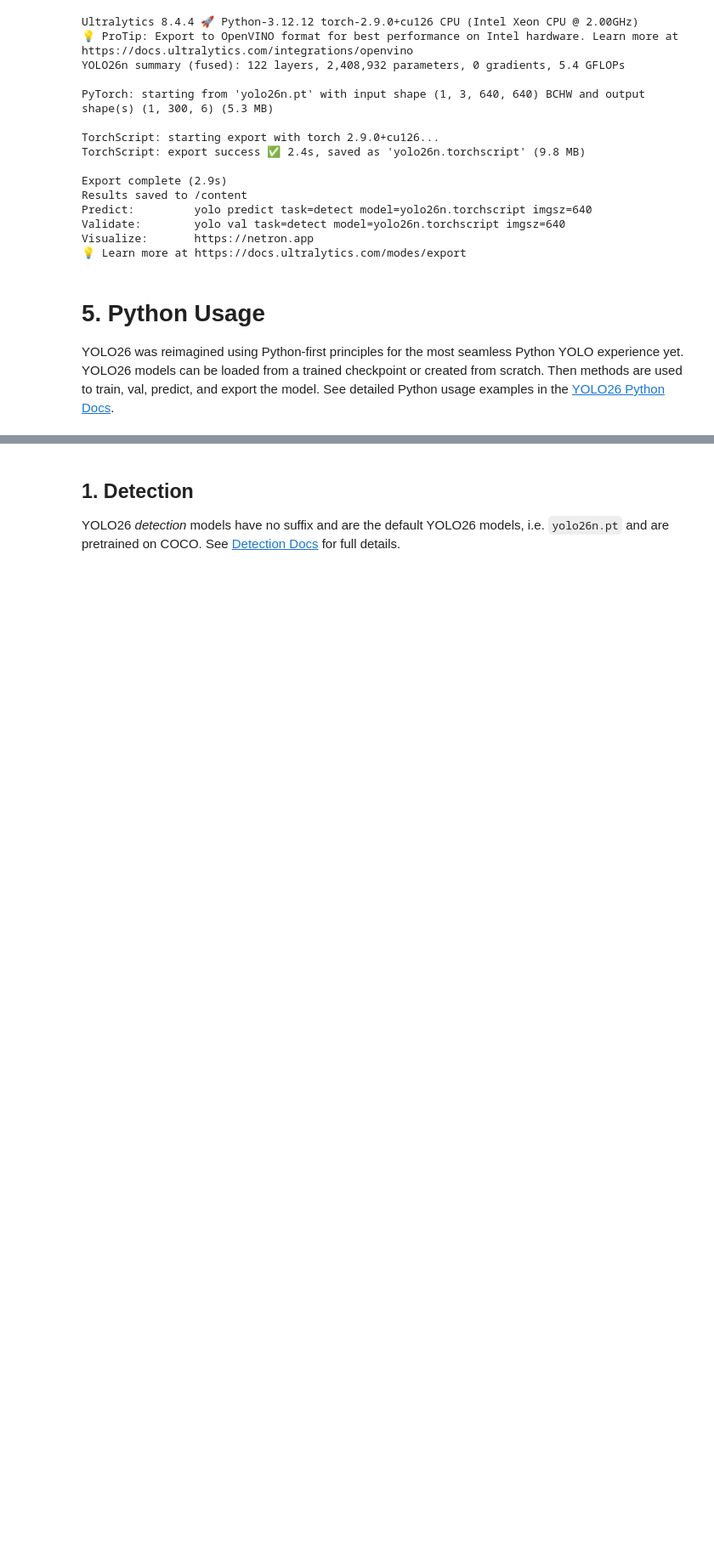
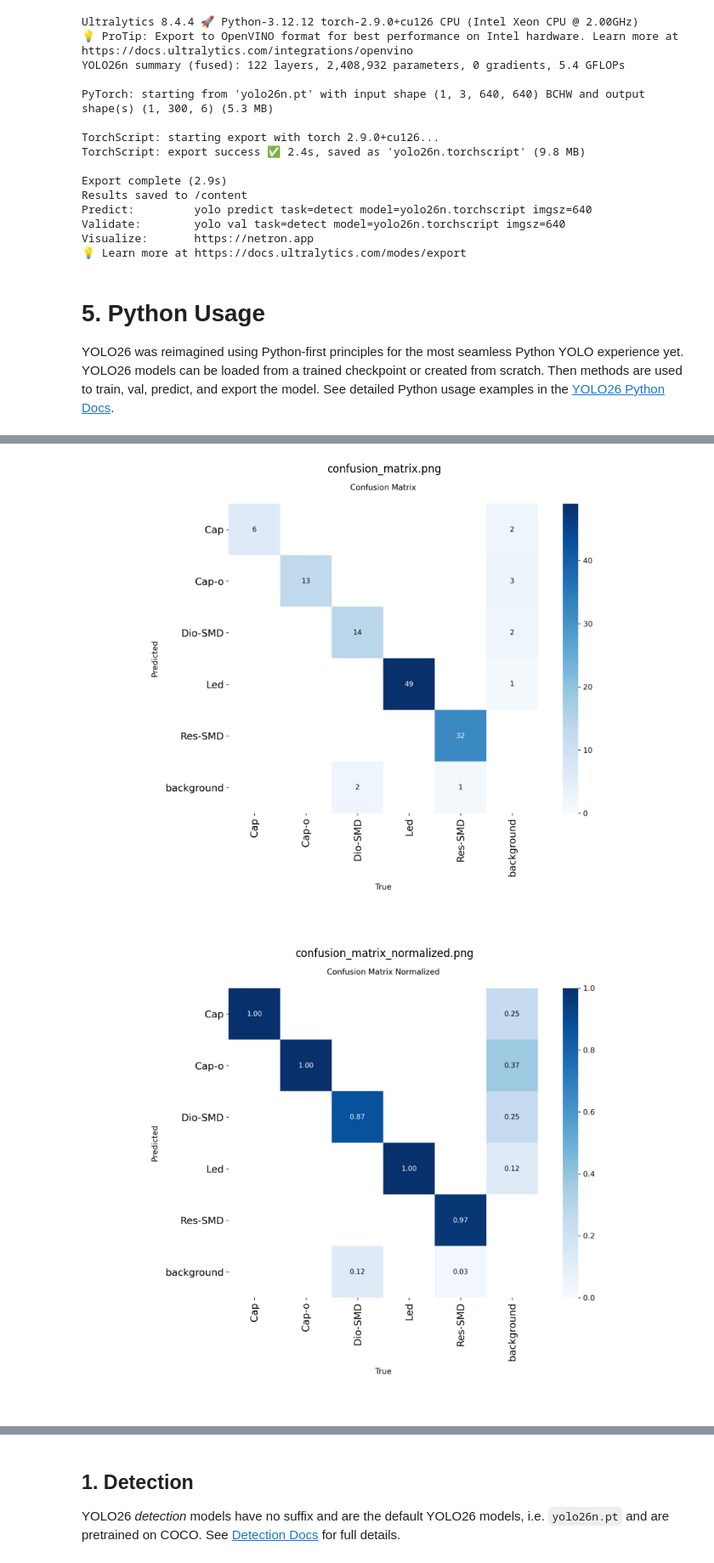
Before and after one commit to maituan-bit/Altium-train, a Jupyter notebook: examples/tutorial.ipynb, the cells around one changed output, grey strips where cells are left out. Shown at 85% size. Drawn from its saved outputs; the diff is of its cells as text; code cells hidden in the pictures; blank space fills up the shorter version.

```diff
--- a/examples/tutorial.ipynb
+++ b/examples/tutorial.ipynb
@@ -200,0 +217,17 @@ results = model.export(format='onnx')  # export the model to ONNX format
+# %%
+from ultralytics import YOLO
+
+MODEL_PATH = "/content/runs/detect/train/weights/best.pt"   # sửa lại cho đúng
+DATA_YAML  = "/content/PCB-Altium-3/data.yaml"                            # file data.yaml lúc train
+
+model = YOLO(MODEL_PATH)
+
+metrics = model.val(
+    data=DATA_YAML,
+    split="test",      # đổi thành "val" nếu data.yaml không có tập test
+    imgsz=640,
+    conf=0.25,        # giữ mặc định thấp để tính mAP chuẩn
+    plots=True,        # bắt buộc để sinh ảnh ma trận nhầm lẫn
+    project="runs/eval",
+    name="confusion",
+)
@@ -200,0 +248,18 @@ results = model.export(format='onnx')  # export the model to ONNX format
+# %%
+import matplotlib.pyplot as plt
+import matplotlib.image as mpimg
+import os
+
+save_dir = str(metrics.save_dir)
+
+for ten_file in ["confusion_matrix.png", "confusion_matrix_normalized.png"]:
+    duong_dan = os.path.join(save_dir, ten_file)
+    if os.path.exists(duong_dan):
+        plt.figure(figsize=(12, 10))
+        plt.imshow(mpimg.imread(duong_dan))
+        plt.axis("off")
+        plt.title(ten_file)
+        plt.show()
+# %% [output]
+[figure, added]
+[figure, added]
```
Also changed, not shown: parts of 6 cells of this notebook.
